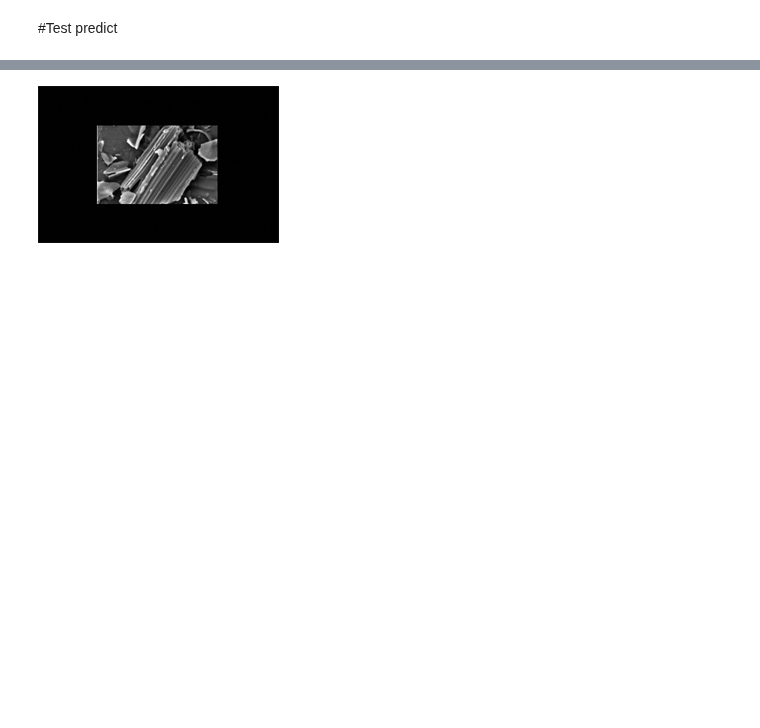
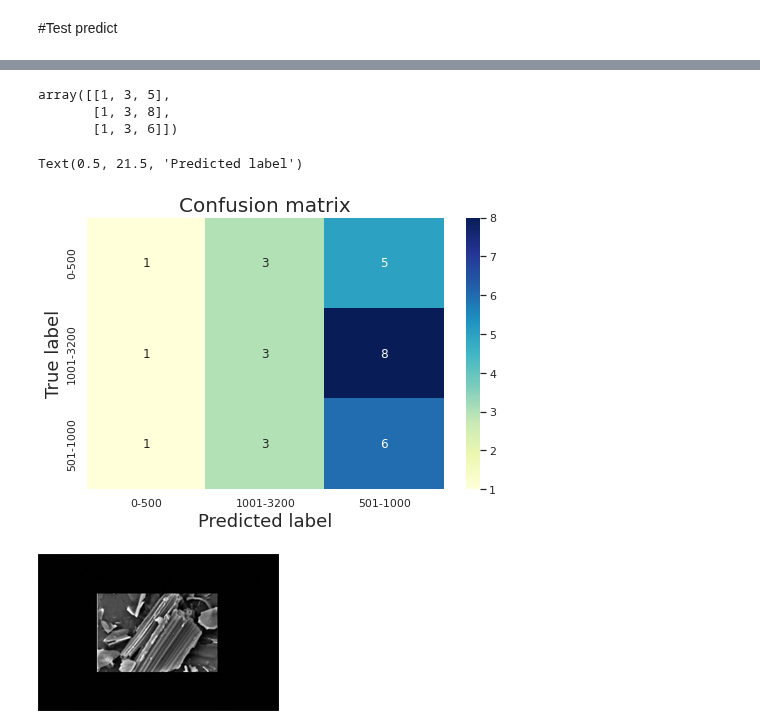
Before and after one commit to kittikhun62/efficientnet_keras_transfer_learning, a Jupyter notebook: project.ipynb, the cells around one changed output, grey strips where cells are left out. Saved outputs shown, nothing was run; the diff lists cells and outputs as text; code cells hidden in the pictures; blank space fills up the shorter version.

```diff
--- a/project.ipynb
+++ b/project.ipynb
@@ -520,0 +571,3 @@ plt.show()
+# %%
+width = 150
+height = 150
@@ -524,9 +650,10 @@ import pandas as pd
 # %%
 clases = ['0-500','501-1000','1001-3200']
 results = list()
+#pred_all, prob_all, act_true_all = [], [],[]
 
 for i in clases:
-    img_path =val[val['Class']==i]['path_Picture'].tolist()
+    img_path =test[test['Class']==i]['path_Picture'].tolist()
     for j in img_path:
         img = image.load_img(j, target_size=(height, width))
             # Convert it to a Numpy array with target shape.
@@ -535,7 +662,7 @@ for i in clases:
         x = x.reshape((1,) + x.shape)
         x /= 255.
         result = model.predict([x])[0]
-        n = 10
+        n = 3
         avgDists = result
         idxs = avgDists.argsort()[::-1][:n] #sort max
         predlist,problist = list(), list()
@@ -547,4 +674,6 @@ for i in clases:
         act_true = i
         prob_max = problist[0]
         pred_max = predlist[0]
+
+        results.append({'classtrue':act_true,'classpre':pred_max,'class_prob':prob_max})
 # %% [output]
@@ -586,0 +697,3 @@ weighted avg       0.70      0.60      0.61         5
+# %%
+resultss = pd.DataFrame(results)
+resultss
@@ -586,0 +738,10 @@ weighted avg       0.70      0.60      0.61         5
+# %%
+act = resultss['classtrue'].array
+pred = resultss['classpre'].array
+
+cmat = confusion_matrix(act, pred)
+print('classifier accuracy = {}%'.format((100.*np.trace(cmat))/(np.sum(cmat))))
+
+#Marking the Confusion Matrix
+from sklearn.metrics import classification_report,confusion_matrix
+print(classification_report(act, pred))#performance
@@ -587,3 +759,32 @@ weighted avg       0.70      0.60      0.61         5
+# %%
+cmat
+# %% [output]
+array([[1, 3, 5],
+       [1, 3, 8],
+       [1, 3, 6]])
+# %%
+#create CF
+data = {'Actual': act,'Predicted' : pred,}
+df = pd.DataFrame(data, columns=['Actual','Predicted'])
+conf_mat = pd.crosstab(df['Actual'],df['Predicted'],rownames=['Actual'],colnames=['Predicted'])
+
+#Confusion matrix
+from sklearn.metrics import confusion_matrix
+import matplotlib.pyplot as plt
+cm = confusion_matrix(act, pred)
+
+#plot Confusion matrix
+import seaborn as sns
+sns.set()
+fig, ax = plt.subplots(figsize=(8, 5))
+
+ax = sns.heatmap(conf_mat, annot=True, fmt="d", cmap="YlGnBu") #Blues,Oranges,Reds
+ax.set_title('Confusion matrix',fontsize=20)
+ax.set_ylabel('True label',fontsize=18)
+ax.set_xlabel('Predicted label',fontsize=18)
+# %% [output]
+Text(0.5, 21.5, 'Predicted label')
+[figure, added]
 # %%
 img = T1_path_train[-1]
 img1 = T1_path_test[-1]
```
Also changed, not shown: parts of 24 cells of this notebook.
